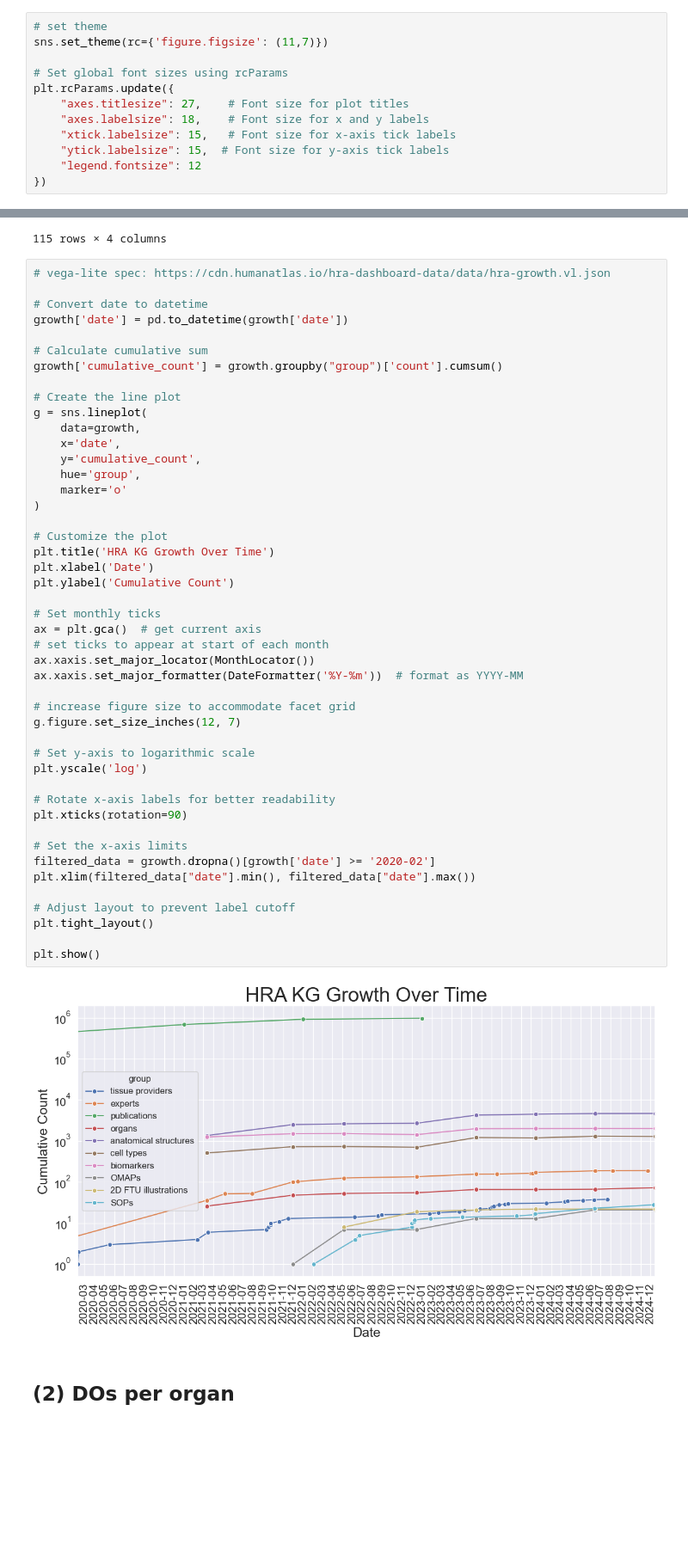
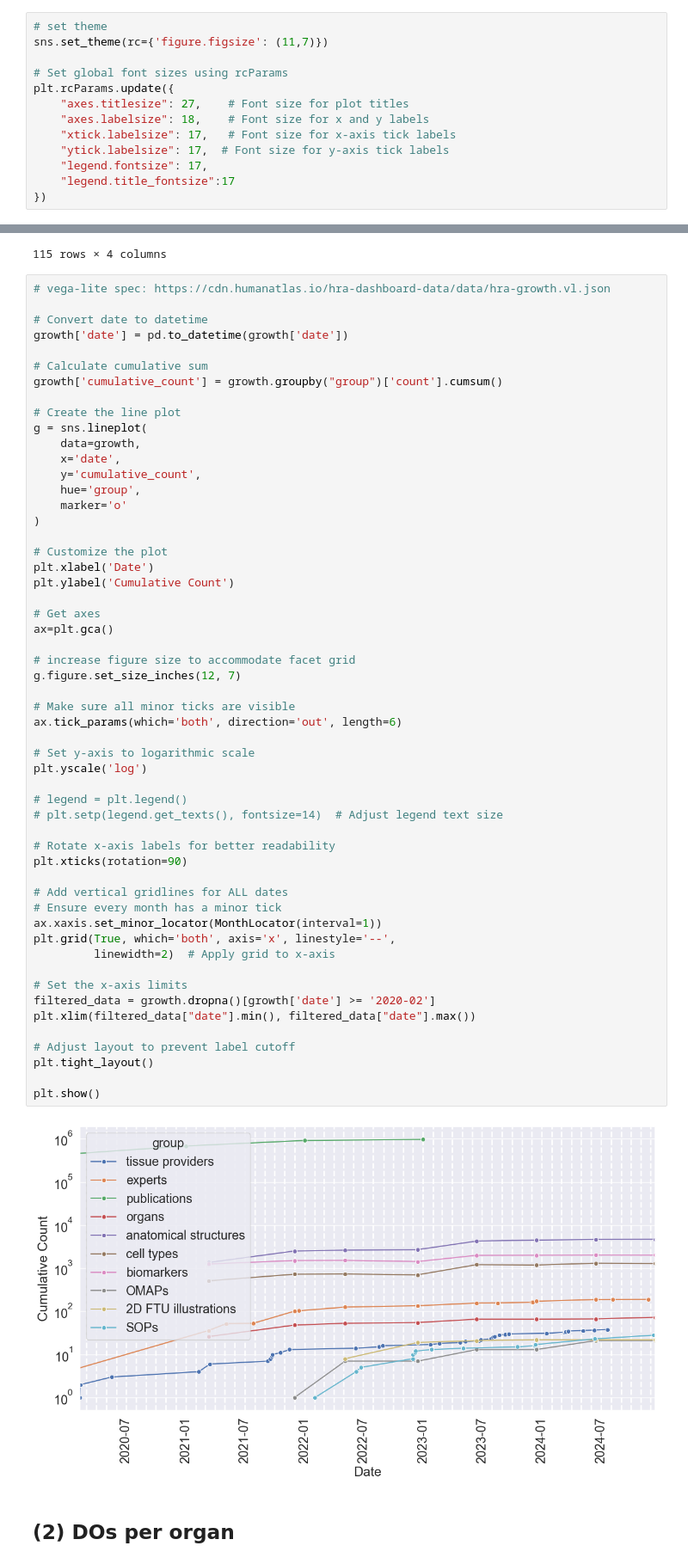
Before and after one commit to cns-iu/hra-kg-supporting-information, a Jupyter notebook: notebooks/hra-kg-technical-validation.ipynb, the cells around one changed output, grey strips where cells are left out. Shown at 86% size. Drawn from its saved outputs; the diff is of its cells as text; blank space fills up the shorter version.

```diff
--- a/notebooks/hra-kg-technical-validation.ipynb
+++ b/notebooks/hra-kg-technical-validation.ipynb
@@ -43,9 +41,10 @@ sns.set_theme(rc={'figure.figsize': (11,7)})
 plt.rcParams.update({
     "axes.titlesize": 27,    # Font size for plot titles
     "axes.labelsize": 18,    # Font size for x and y labels
-    "xtick.labelsize": 15,   # Font size for x-axis tick labels
-    "ytick.labelsize": 15,  # Font size for y-axis tick labels
-    "legend.fontsize": 12
+    "xtick.labelsize": 17,   # Font size for x-axis tick labels
+    "ytick.labelsize": 17,  # Font size for y-axis tick labels
+    "legend.fontsize": 17,
+    "legend.title_fontsize":17
 })
 # %% [markdown]
 ## Growth of Uberon and CL over time from other sources
@@ -189,40 +188,48 @@ g = sns.lineplot(
     data=growth,
     x='date',
     y='cumulative_count',
     hue='group',
     marker='o'
 )
 
 # Customize the plot
-plt.title('HRA KG Growth Over Time')
 plt.xlabel('Date')
 plt.ylabel('Cumulative Count')
 
-# Set monthly ticks
-ax = plt.gca()  # get current axis
-# set ticks to appear at start of each month
-ax.xaxis.set_major_locator(MonthLocator())
-ax.xaxis.set_major_formatter(DateFormatter('%Y-%m'))  # format as YYYY-MM
+# Get axes
+ax=plt.gca()
 
 # increase figure size to accommodate facet grid
 g.figure.set_size_inches(12, 7)
 
+# Make sure all minor ticks are visible
+ax.tick_params(which='both', direction='out', length=6)
+
 # Set y-axis to logarithmic scale
 plt.yscale('log')
 
+# legend = plt.legend()
+# plt.setp(legend.get_texts(), fontsize=14)  # Adjust legend text size
+
 # Rotate x-axis labels for better readability
 plt.xticks(rotation=90)
+
+# Add vertical gridlines for ALL dates
+# Ensure every month has a minor tick
+ax.xaxis.set_minor_locator(MonthLocator(interval=1))
+plt.grid(True, which='both', axis='x', linestyle='--',
+         linewidth=2)  # Apply grid to x-axis
 
 # Set the x-axis limits
 filtered_data = growth.dropna()[growth['date'] >= '2020-02']
 plt.xlim(filtered_data["date"].min(), filtered_data["date"].max())
 
 # Adjust layout to prevent label cutoff
 plt.tight_layout()
 
 plt.show()
 # %% [output]
-[figure, old version]
+[figure, new version]
 # %% [markdown]
 ## (2) DOs per organ
 # %%
```
Also changed, not shown: parts of 8 cells of this notebook.
